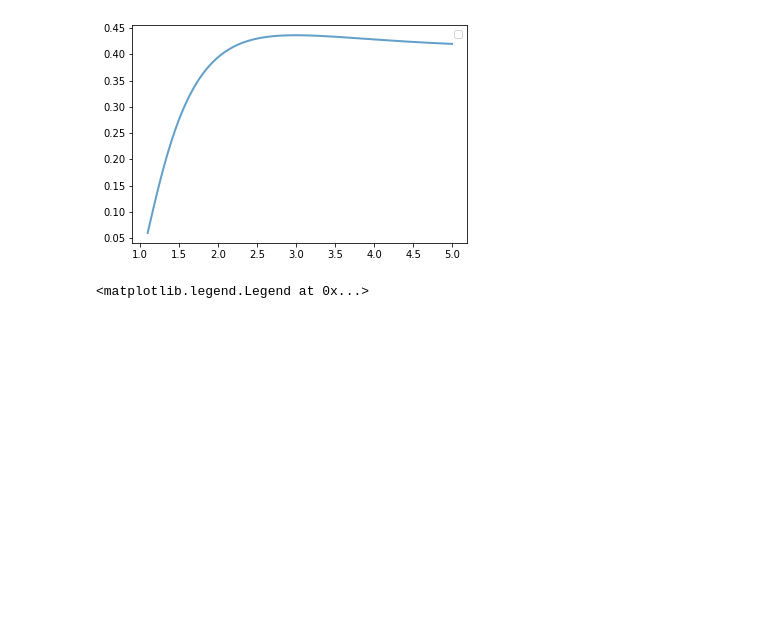
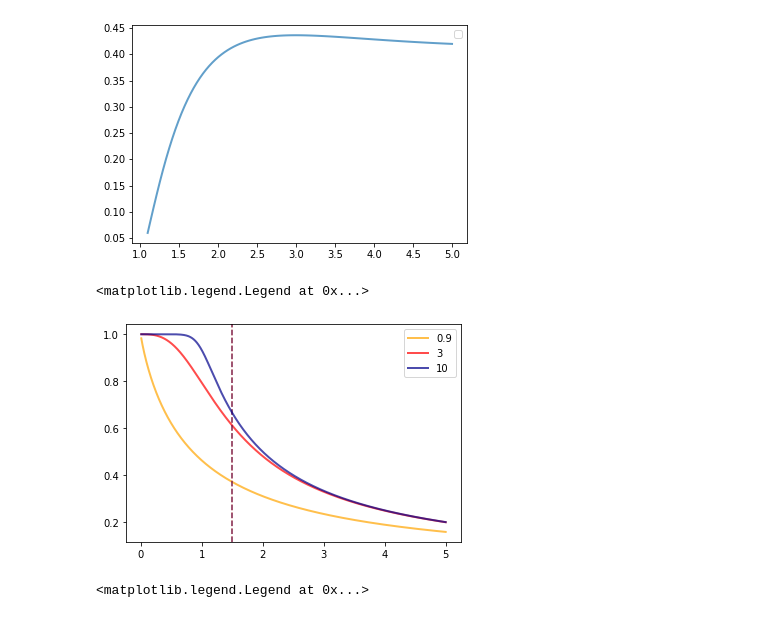
Before and after one commit to thomasszuber/lbb, a Jupyter notebook: src/algo.ipynb, the cells around one changed output. Drawn from its saved outputs; the diff is of its cells as text; code cells hidden in the pictures; blank space fills up the shorter version.

```diff
--- a/src/algo.ipynb
+++ b/src/algo.ipynb
@@ -68,6 +61,17 @@ plt.legend()
 No handles with labels found to put in legend.
 <matplotlib.legend.Legend at 0x...>
 [figure]
+# %%
+x = np.linspace(0.01,5,1000)
+fig, ax = plt.subplots()
+for h,c in [(0.9,'orange'),(3,'red'),(10,'darkblue')]:
+    y1 = g2(x,h)
+    ax.plot(x, y1, linewidth=2,label=f'{h}',color=c,alpha=0.7)
+    plt.axvline(x=a,color=c,linestyle='--',alpha=0.5)
+plt.legend()
+# %% [output]
+<matplotlib.legend.Legend at 0x...>
+[figure, added]
 # %%
 x = np.linspace(0.01,5,1000)
 fig, ax = plt.subplots()
```
Also changed, not shown: parts of 3 cells of this notebook, 8 other files.
